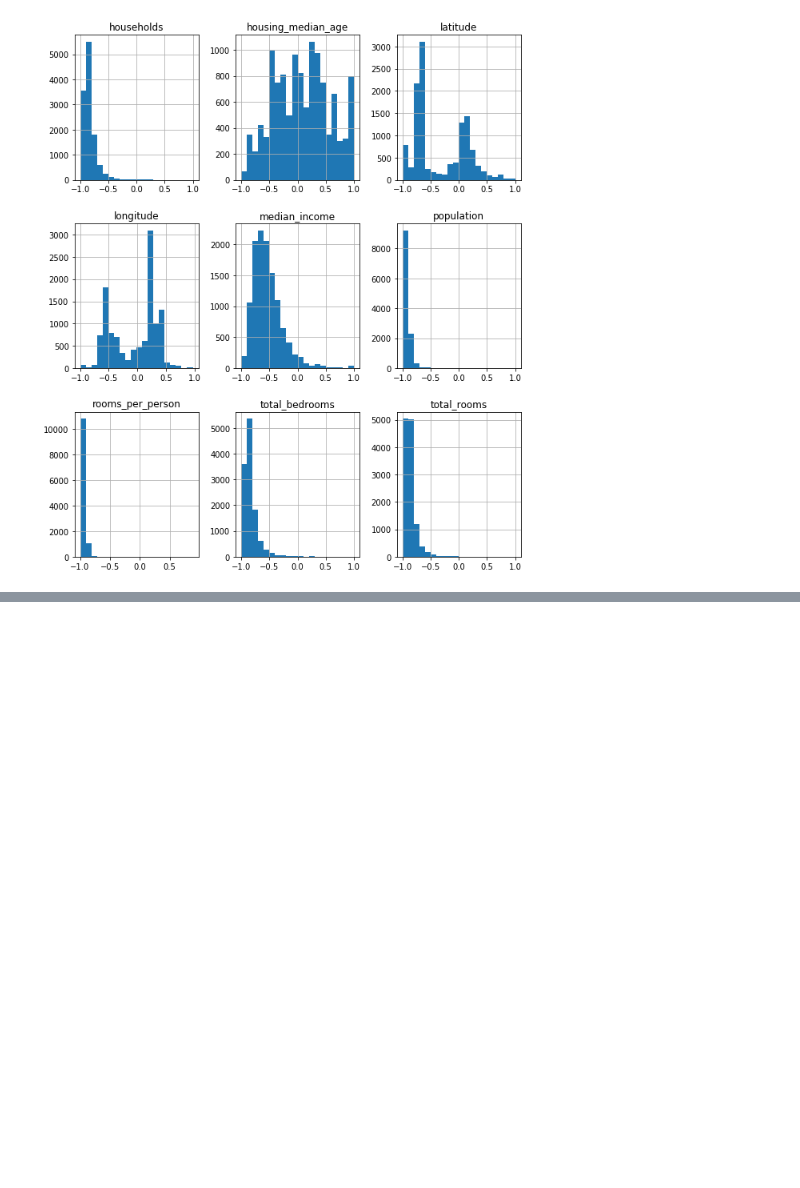
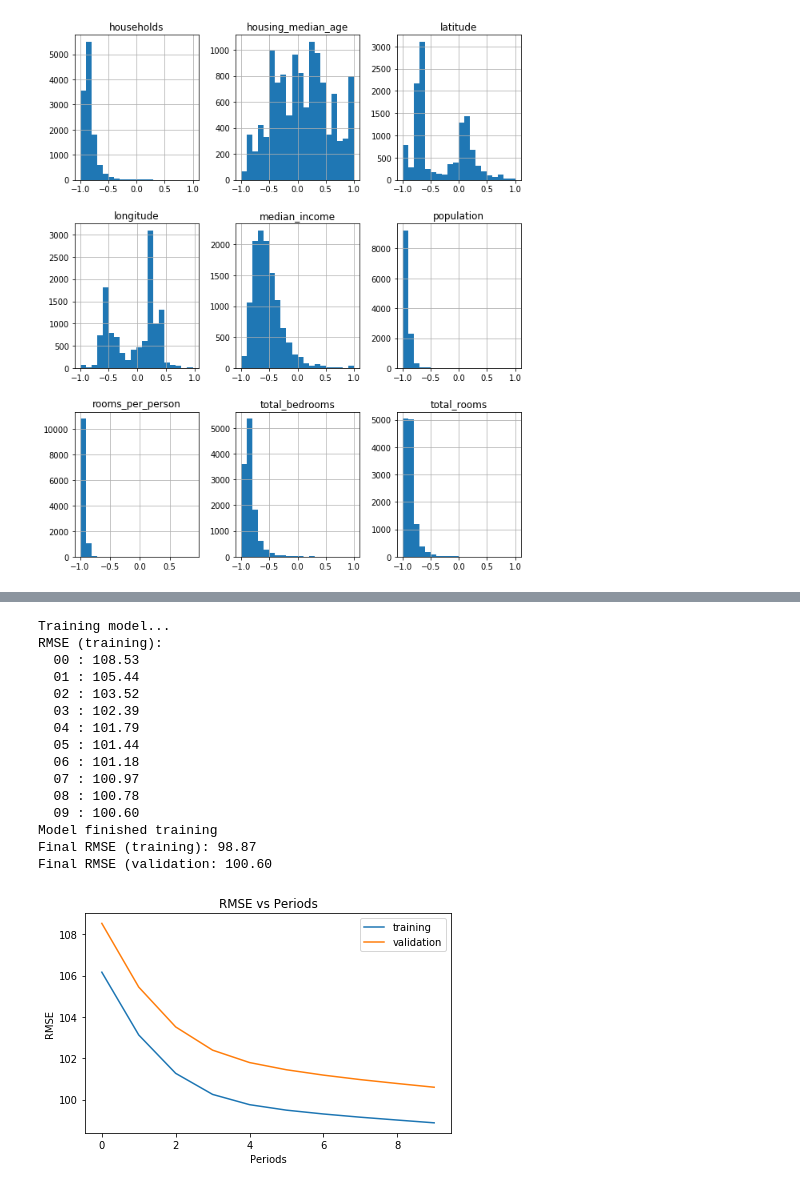
Before and after one commit to AustinSong/ml-crash-course, a Jupyter notebook: programming_exercises/Improving Neural Network Performance.ipynb, the cells around one changed output, grey strips where cells are left out. Saved outputs shown, nothing was run; the diff lists cells and outputs as text; code cells hidden in the pictures; blank space fills up the shorter version.

```diff
--- a/programming_exercises/Improving Neural Network Performance.ipynb
+++ b/programming_exercises/Improving Neural Network Performance.ipynb
@@ -439,0 +442,36 @@ Final RMSE (validation: 88.53
+# %%
+def preprocess_location(example_dataframe):
+    features = pd.DataFrame()
+    features["latitude"] = linear_scale(example_dataframe["latitude"])
+    features["longitude"] = linear_scale(example_dataframe["longitude"])
+    return features
+# %%
+location_df = preprocess_location(preprocess_features(california_housing_dataframe))
+location_training_examples = location_df.head(12000)
+location_validation_examples = location_df.tail(5000)
+_ = train_nn_regression_model(
+    optimizer=tf.train.AdagradOptimizer(learning_rate=0.05),
+    steps=500,
+    batch_size=50,
+    hidden_units=[10, 10, 5, 5, 5],
+    training_examples=location_training_examples,
+    training_targets=training_targets,
+    validation_examples=location_validation_examples,
+    validation_targets=validation_targets)
+# %% [output]
+Training model...
+RMSE (training):
+  00 : 108.53
+  01 : 105.44
+  02 : 103.52
+  03 : 102.39
+  04 : 101.79
+  05 : 101.44
+  06 : 101.18
+  07 : 100.97
+  08 : 100.78
+  09 : 100.60
+Model finished training
+Final RMSE (training): 98.87
+Final RMSE (validation: 100.60
+[figure, added]
```
Also changed, not shown: parts of 2 cells of this notebook.
